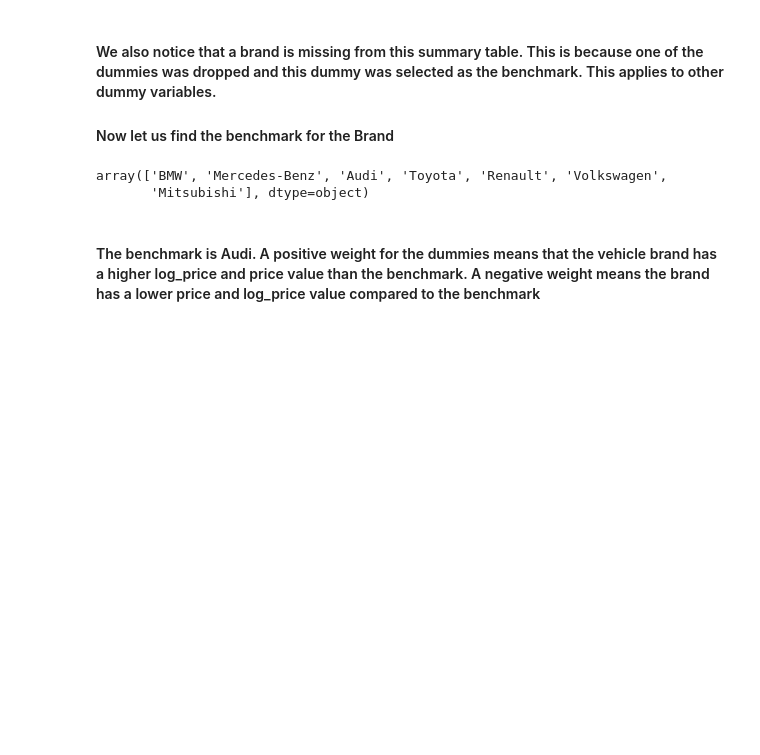
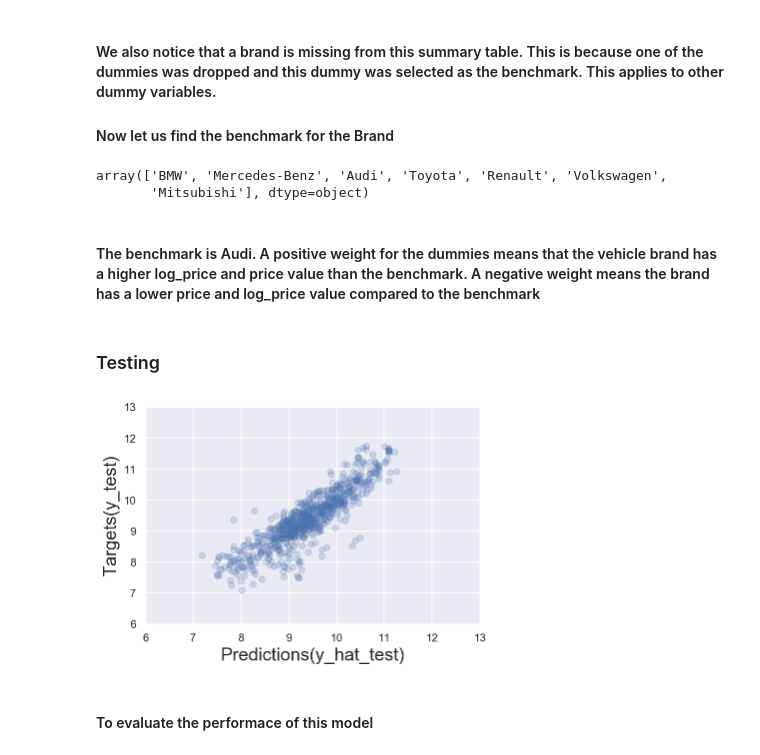
Before and after one commit to liyi54/regressions, a Jupyter notebook: Practical Example Linear Regression.ipynb, the cells around one changed output. Cells and saved outputs as stored; diff of their text form; code cells hidden in the pictures; blank space fills up the shorter version.

```diff
--- a/Practical Example Linear Regression.ipynb
+++ b/Practical Example Linear Regression.ipynb
@@ -402,3 +407,17 @@ array(['BMW', 'Mercedes-Benz', 'Audi', 'Toyota', 'Renault', 'Volkswagen',
        'Mitsubishi'], dtype=object)
 # %% [markdown]
 #### The benchmark is Audi. A positive weight for the dummies means that the vehicle brand has a higher log_price and price value than the benchmark. A negative weight means the brand has a lower price and log_price value compared to the benchmark
+# %% [markdown]
+### Testing
+# %%
+y_hat_test = reg.predict(x_test)
+plt.scatter(y_hat_test, y_test, alpha = 0.2) # The alpha parameter allows us to see how concentrated the values are around the 45-degree line
+plt.xlabel('Predictions(y_hat_test)',size = 18)
+plt.ylabel('Targets(y_test)',size = 18)
+plt.xlim(6,13)
+plt.ylim(6,13)
+plt.show()
+# %% [output]
+[figure, added]
+# %% [markdown]
+#### To evaluate the performace of this model
```
Also changed, not shown: parts of 29 cells of this notebook, 1 other file.
